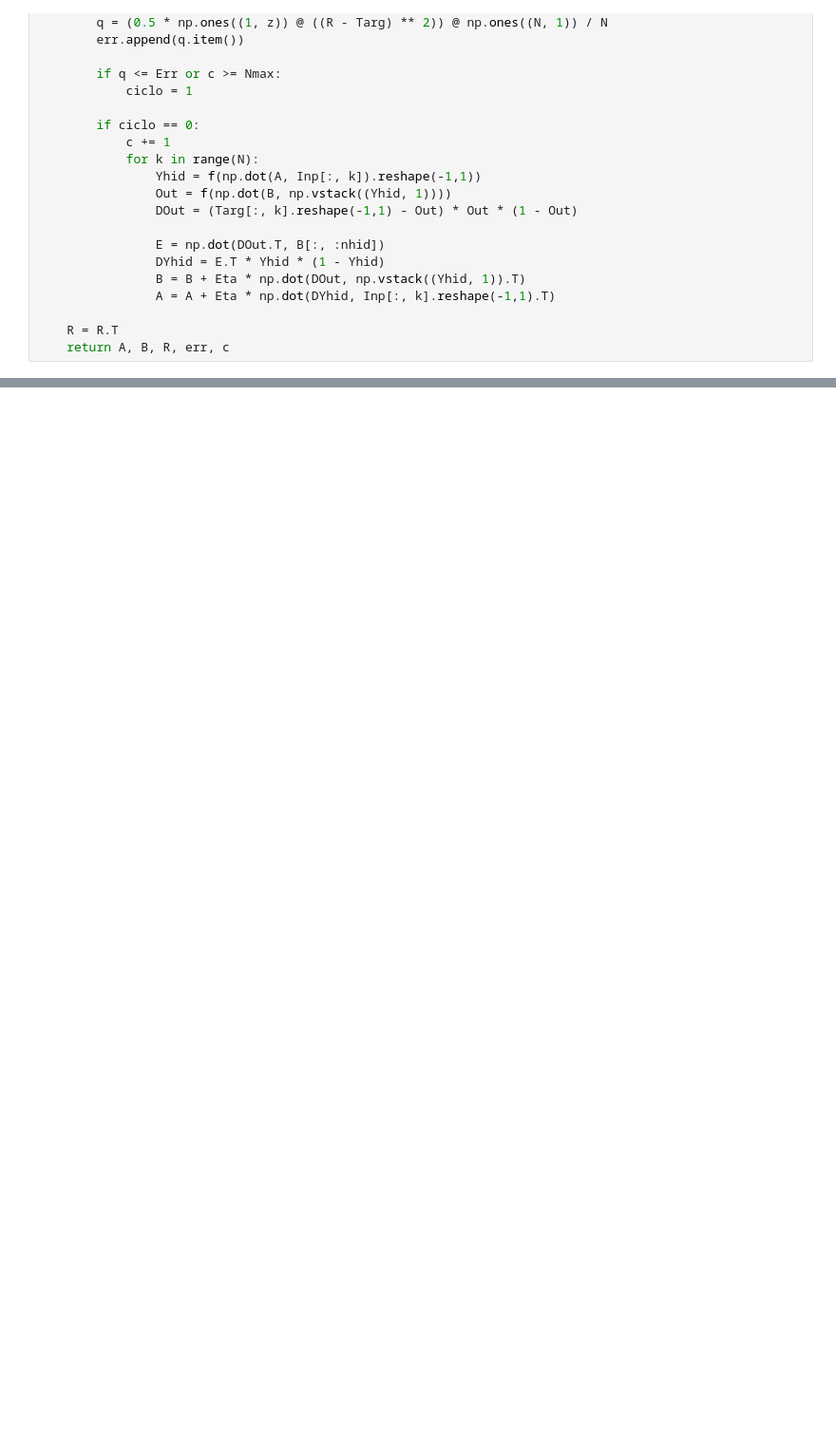
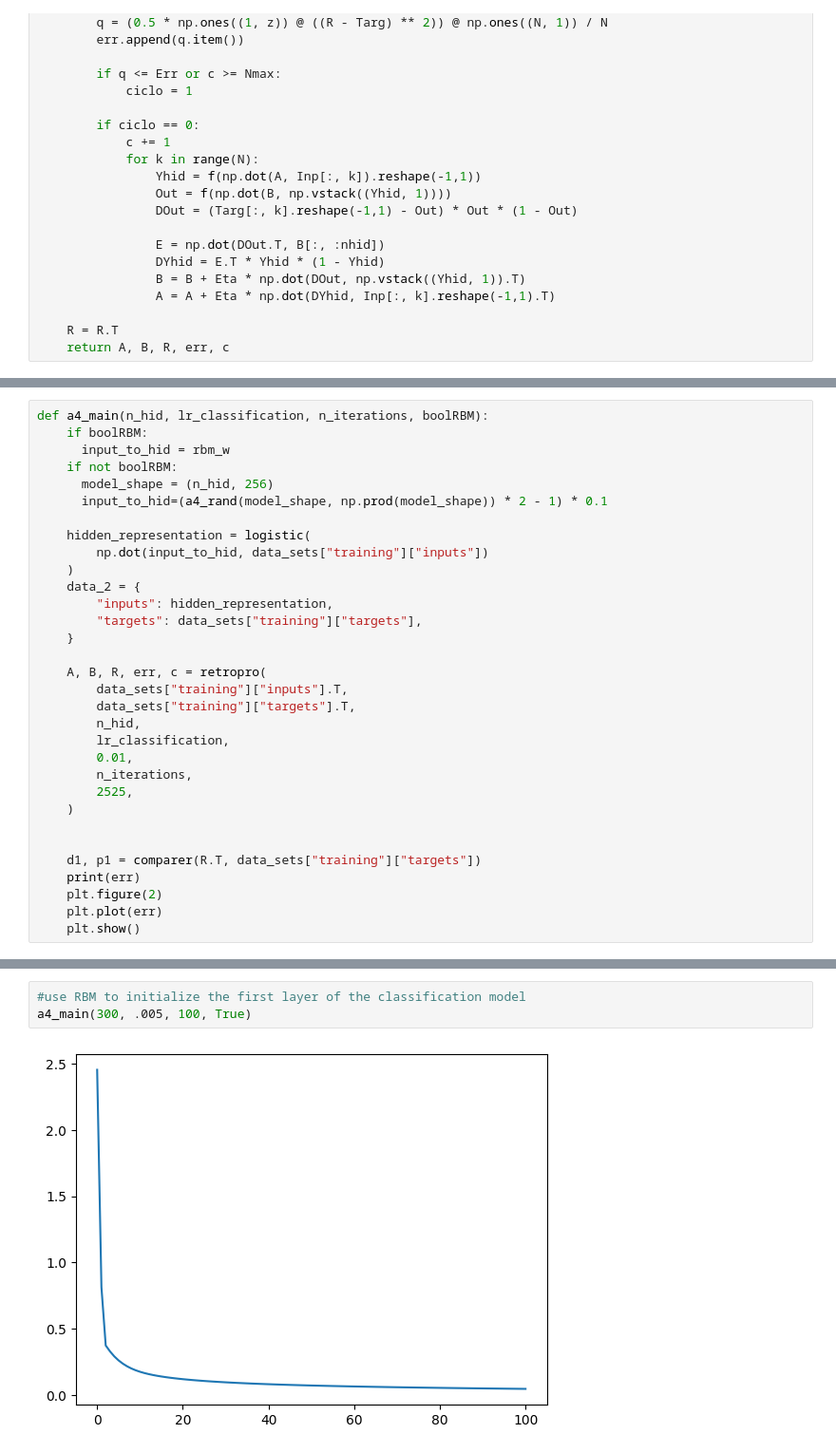
Before and after one commit to valentinagliozzi/NNCourse, a Jupyter notebook: a4.ipynb, the cells around one changed output, grey strips where cells are left out. Shown at 95% size. Drawn from its saved outputs; the diff is of its cells as text; blank space fills up the shorter version.

```diff
--- a/a4.ipynb
+++ b/a4.ipynb
@@ -236,3 +210,35 @@ def a4_main(n_hid, lr_rbm, lr_classification, n_iterations):
+# %%
+def a4_main(n_hid, lr_classification, n_iterations, boolRBM):
+    if boolRBM:
+      input_to_hid = rbm_w
+    if not boolRBM:
+      model_shape = (n_hid, 256)
+      input_to_hid=(a4_rand(model_shape, np.prod(model_shape)) * 2 - 1) * 0.1
+
+    hidden_representation = logistic(
+        np.dot(input_to_hid, data_sets["training"]["inputs"])
+    )
+    data_2 = {
+        "inputs": hidden_representation,
+        "targets": data_sets["training"]["targets"],
+    }
+
+    A, B, R, err, c = retropro(
+        data_sets["training"]["inputs"].T,
+        data_sets["training"]["targets"].T,
+        n_hid,
+        lr_classification,
+        0.01,
+        n_iterations,
+        2525,
+    )
+
+
+    d1, p1 = comparer(R.T, data_sets["training"]["targets"])
+    print(err)
+    plt.figure(2)
+    plt.plot(err)
+    plt.show()
 # %%
 #Here data are loaded
 !wget "https://github.com/valentinagliozzi/NNCourse/raw/main/a4_randomness_source.mat" -O "a4_randomness_source.mat"
@@ -296,0 +312,5 @@ a4_main(300, .02, .005, 1000)
+# %%
+#use RBM to initialize the first layer of the classification model
+a4_main(300, .005, 100, True)
+# %% [output]
+[figure, added]
```
Also changed, not shown: parts of 8 cells of this notebook.
